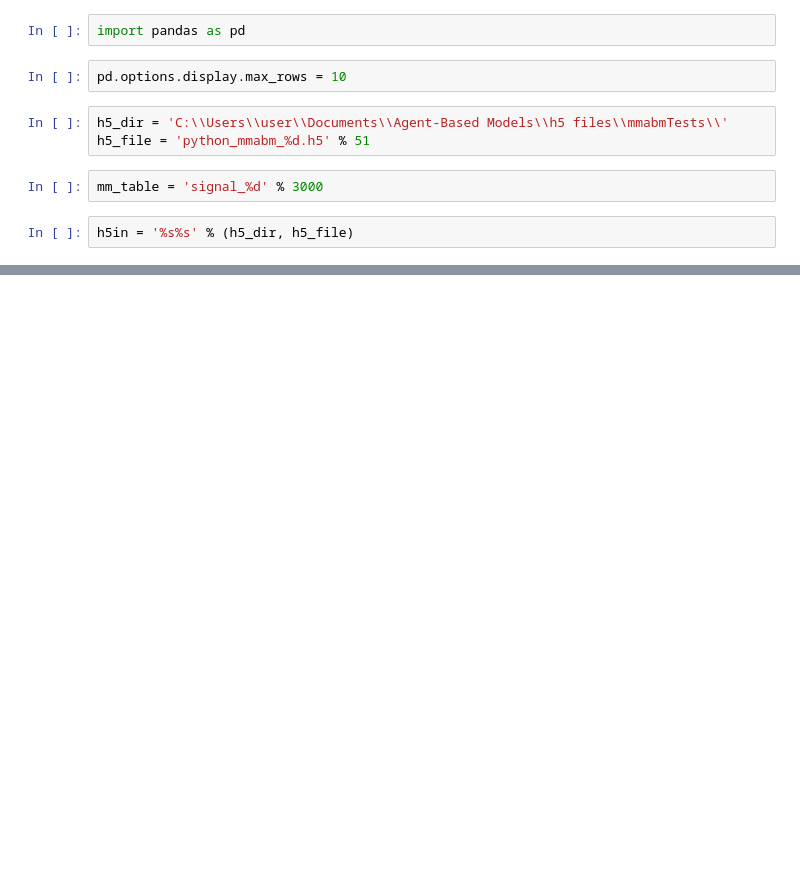
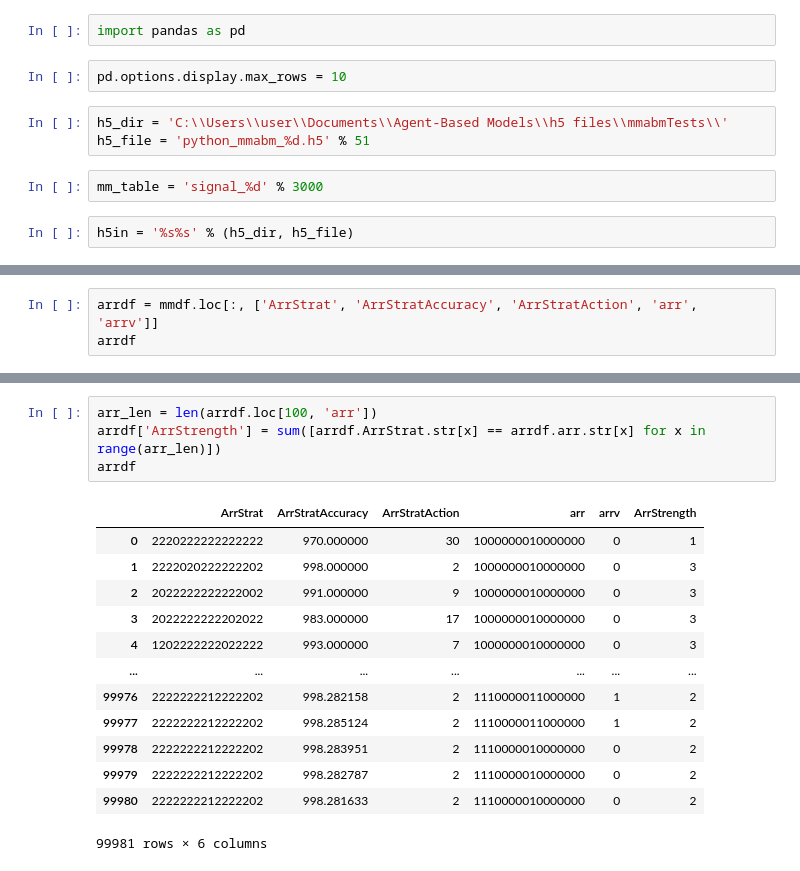
Before and after one commit to JackBenny39/mmabm, a Jupyter notebook: Notebooks/mmstrats.ipynb, the cells around one changed output, grey strips where cells are left out. Saved outputs shown, nothing was run; the diff lists cells and outputs as text; blank space fills up the shorter version.

```diff
--- a/Notebooks/mmstrats.ipynb
+++ b/Notebooks/mmstrats.ipynb
@@ -24,0 +36,3 @@ mmdf.describe()
+# %%
+arrdf = mmdf.loc[:, ['ArrStrat', 'ArrStratAccuracy', 'ArrStratAction', 'arr', 'arrv']]
+arrdf
@@ -24,0 +53,18 @@ mmdf.describe()
+# %%
+arr_len = len(arrdf.loc[100, 'arr'])
+arrdf['ArrStrength'] = sum([arrdf.ArrStrat.str[x] == arrdf.arr.str[x] for x in range(arr_len)])
+arrdf
+# %% [output]
+|  | ArrStrat | ArrStratAccuracy | ArrStratAction | arr | arrv | ArrStrength |
+| 0 | 2220222222222222 | 970.000000 | 30 | 1000000010000000 | 0 | 1 |
+| 1 | 2222020222222202 | 998.000000 | 2 | 1000000010000000 | 0 | 3 |
+| 2 | 2022222222222002 | 991.000000 | 9 | 1000000010000000 | 0 | 3 |
+| 3 | 2022222222202022 | 983.000000 | 17 | 1000000010000000 | 0 | 3 |
+| 4 | 1202222222022222 | 993.000000 | 7 | 1000000010000000 | 0 | 3 |
+| ... | ... | ... | ... | ... | ... | ... |
+| 99976 | 2222222212222202 | 998.282158 | 2 | 1110000011000000 | 1 | 2 |
+| 99977 | 2222222212222202 | 998.285124 | 2 | 1110000011000000 | 1 | 2 |
+| 99978 | 2222222212222202 | 998.283951 | 2 | 1110000010000000 | 0 | 2 |
+| 99979 | 2222222212222202 | 998.282787 | 2 | 1110000010000000 | 0 | 2 |
+| 99980 | 2222222212222202 | 998.281633 | 2 | 1110000010000000 | 0 | 2 |
+99981 rows × 6 columns
```
Also changed, not shown: parts of 7 cells of this notebook.
